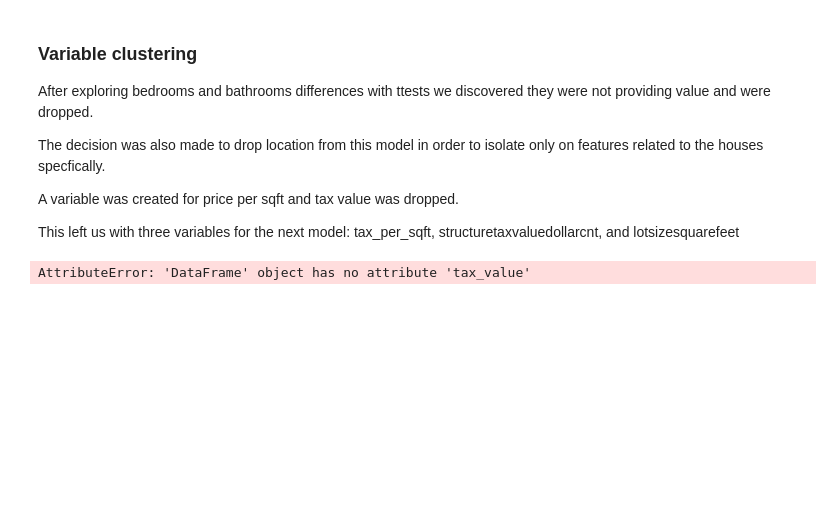
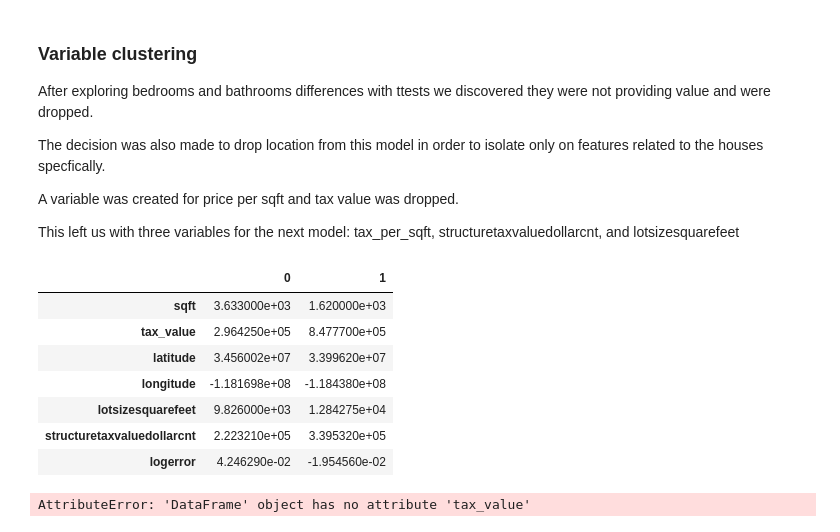
Before and after one commit to Zillow-SJ/Cluster_Zillow, a Jupyter notebook: model_final.ipynb, the cells around one changed output. Cells and saved outputs as stored; diff of their text form; code cells hidden in the pictures; blank space fills up the shorter version.

```diff
--- a/model_final.ipynb
+++ b/model_final.ipynb
@@ -170,7 +170,18 @@ A variable was created for price per sqft and tax value was dropped.
 This left us with three variables for the next model: tax_per_sqft, structuretaxvaluedollarcnt, and lotsizesquarefeet
 # %%
 df = prep.prep_df()
-df = df.drop(columns=['latitude','longitude','tax_value'])
+#df = df.drop(columns=['latitude','longitude','tax_value'])
+# %%
+df.head(2).T
+# %% [output]
+|  | 0 | 1 |
+| sqft | 3.633000e+03 | 1.620000e+03 |
+| tax_value | 2.964250e+05 | 8.477700e+05 |
+| latitude | 3.456002e+07 | 3.399620e+07 |
+| longitude | -1.181698e+08 | -1.184380e+08 |
+| lotsizesquarefeet | 9.826000e+03 | 1.284275e+04 |
+| structuretaxvaluedollarcnt | 2.223210e+05 | 3.395320e+05 |
+| logerror | 4.246290e-02 | -1.954560e-02 |
 # %%
 train, test = prep.get_train_and_test(df)
 X_train, y_train, X_test, y_test = prep.get_train_test_split(train, test)
```
